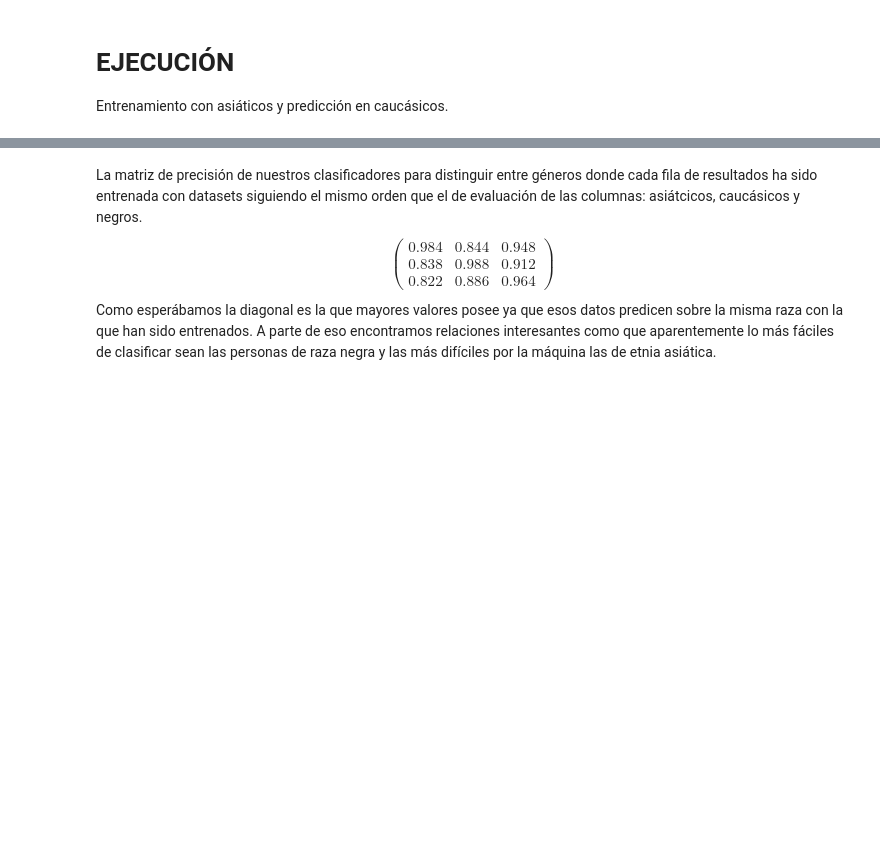
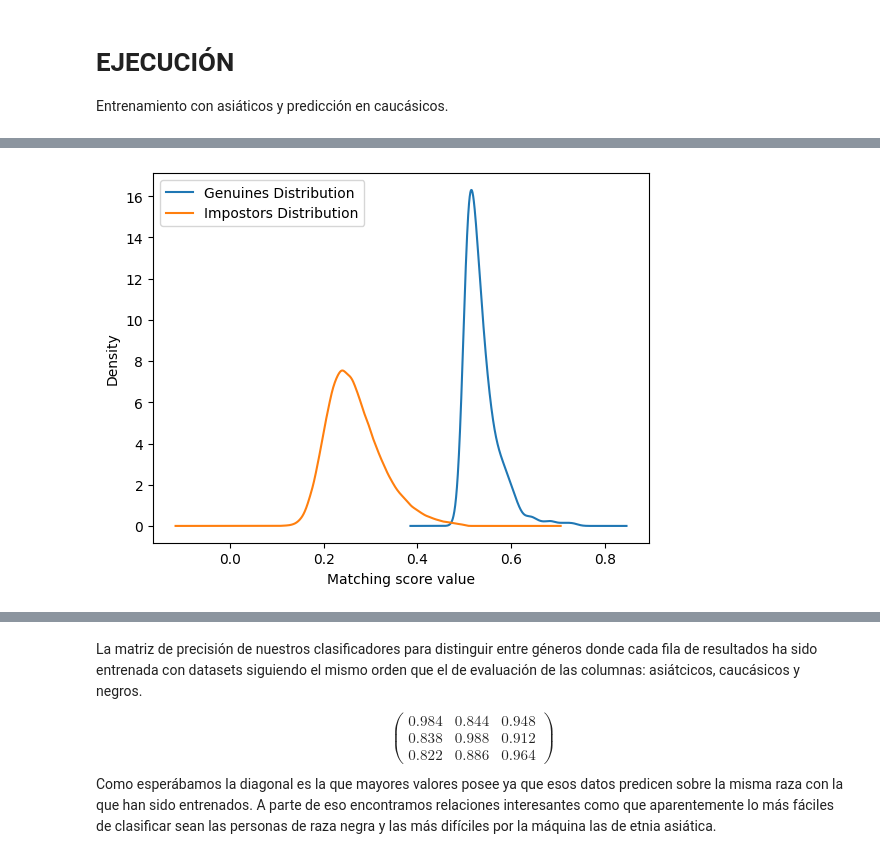
Before and after one commit to IkerVillegas/APPIB, a Jupyter notebook: Entregable.ipynb, the cells around one changed output, grey strips where cells are left out. Cells and saved outputs as stored; diff of their text form; code cells hidden in the pictures; blank space fills up the shorter version.

```diff
--- a/Entregable.ipynb
+++ b/Entregable.ipynb
@@ -356,0 +222,5 @@ with open("y_test_N.txt", "r") as f:
+# %%
+score_genuino_B, score_impostor_B = get_scores(x_test_B)
+curva_ROC(score_genuino_B,score_impostor_B)
+# %% [output]
+[figure, added]
```
Also changed, not shown: parts of 48 cells of this notebook.
